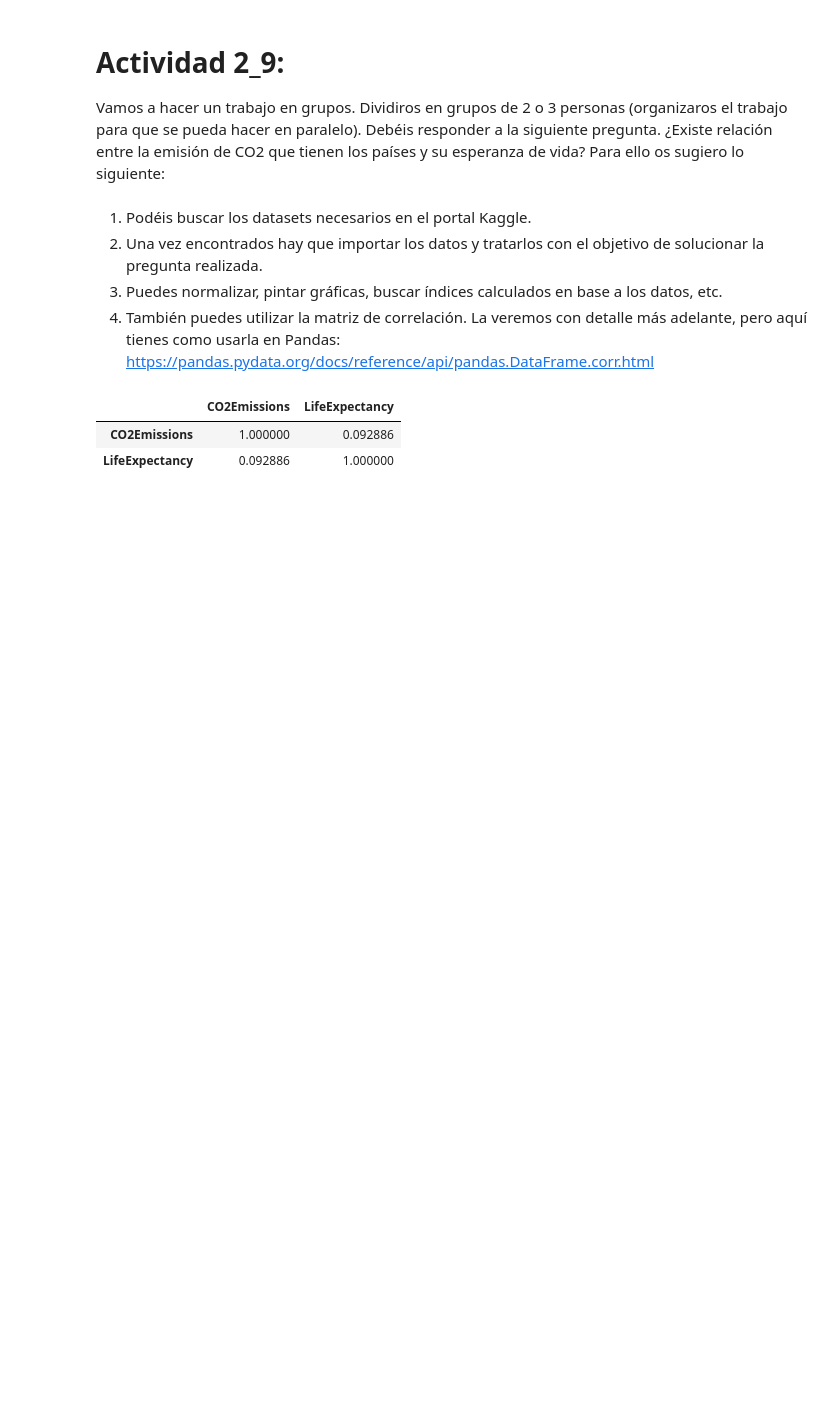
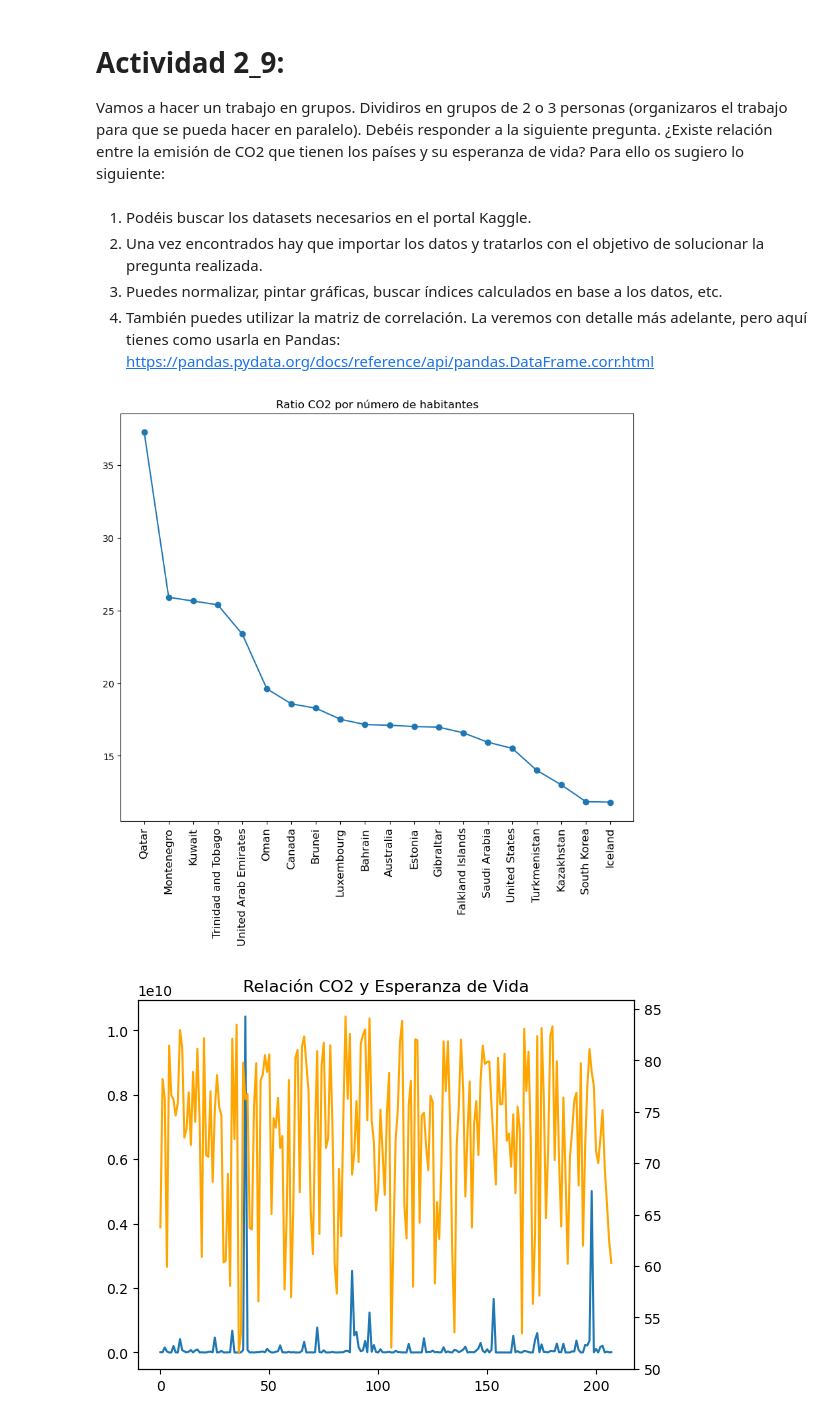
Before and after one commit to cfuentesc01/programacion-ia, a Jupyter notebook: Actividades/Actividad2_9/Actividad2_9.ipynb, the cells around one changed output. Drawn from its saved outputs; the diff is of its cells as text; code cells hidden in the pictures; blank space fills up the shorter version.

Commit message:
Acabando gráficas

```diff
--- a/Actividades/Actividad2_9/Actividad2_9.ipynb
+++ b/Actividades/Actividad2_9/Actividad2_9.ipynb
@@ -8,16 +8,45 @@ Vamos a hacer un trabajo en grupos. Dividiros en grupos de 2 o 3 personas (organ
 2. Una vez encontrados hay que importar los datos y tratarlos con el objetivo de solucionar la pregunta realizada.
 3. Puedes normalizar, pintar gráficas, buscar índices calculados en base a los datos, etc.
 4. También puedes utilizar la matriz de correlación. La veremos con detalle más adelante, pero aquí tienes como usarla en Pandas: https://pandas.pydata.org/docs/reference/api/pandas.DataFrame.corr.html
-# %%
-import pandas as pd
-
-# Importar CSV
-df_poblacion = pd.read_csv("CO2Emission_LifeExp.csv")
-
-# Relacion entre CO2 y la esperanza de vida.
-relacion_CO2 = df_poblacion[["CO2Emissions", "LifeExpectancy"]]
-relacion_CO2.corr(method="pearson")
-# %% [output]
-|  | CO2Emissions | LifeExpectancy |
-| CO2Emissions | 1.000000 | 0.092886 |
-| LifeExpectancy | 0.092886 | 1.000000 |
+# %%
+import pandas as pd
+import matplotlib.pyplot as plt
+
+# Importar CSV
+# https://www.kaggle.com/datasets/sansuthi/global-co2-emissions
+df_poblacion = pd.read_csv("CO2Emission_LifeExp.csv")
+
+# Relacion entre CO2 y la esperanza de vida.
+relacion_CO2 = df_poblacion[["CO2Emissions", "LifeExpectancy"]]
+relacion_CO2.corr(method="pearson")
+
+# Mostrar cuales son los paises que mas contaminan
+paises = []
+emision_por_habitante = []
+
+for row in df_poblacion:
+    paises = df_poblacion["Country"]
+    emision_por_habitante = df_poblacion["CO2Emissions"] / df_poblacion["Population"]
+
+df_pais_contamina = pd.DataFrame({"Country" : paises, "Emision por habitante" :  emision_por_habitante})
+
+df_filtrado_contamina = df_pais_contamina.sort_values("Emision por habitante", ascending=False).head(20)
+
+# Gráfica CO2 por ratio habitante
+plt.figure(figsize=(10, 8))
+plt.title("Ratio CO2 por número de habitantes")
+plt.plot(df_filtrado_contamina["Country"], df_filtrado_contamina["Emision por habitante"], marker='o',)
+plt.xticks(rotation=90, fontsize=12)
+
+# Gráfica relacion CO2 y Esperanza de Vida
+fig, ax1 = plt.subplots()
+ax2 = ax1.twinx()
+plt.title("Relación CO2 y Esperanza de Vida") # Título
+
+ax1.plot(df_poblacion["CO2Emissions"]) # Eje Y
+ax2.plot(df_poblacion["LifeExpectancy"], color="orange") # Eje Y opuesto
+
+plt.show() # Mostrar gráfica
+# %% [output]
+[figure, added]
+[figure, added]
```
Also changed, not shown: 1 other file.
